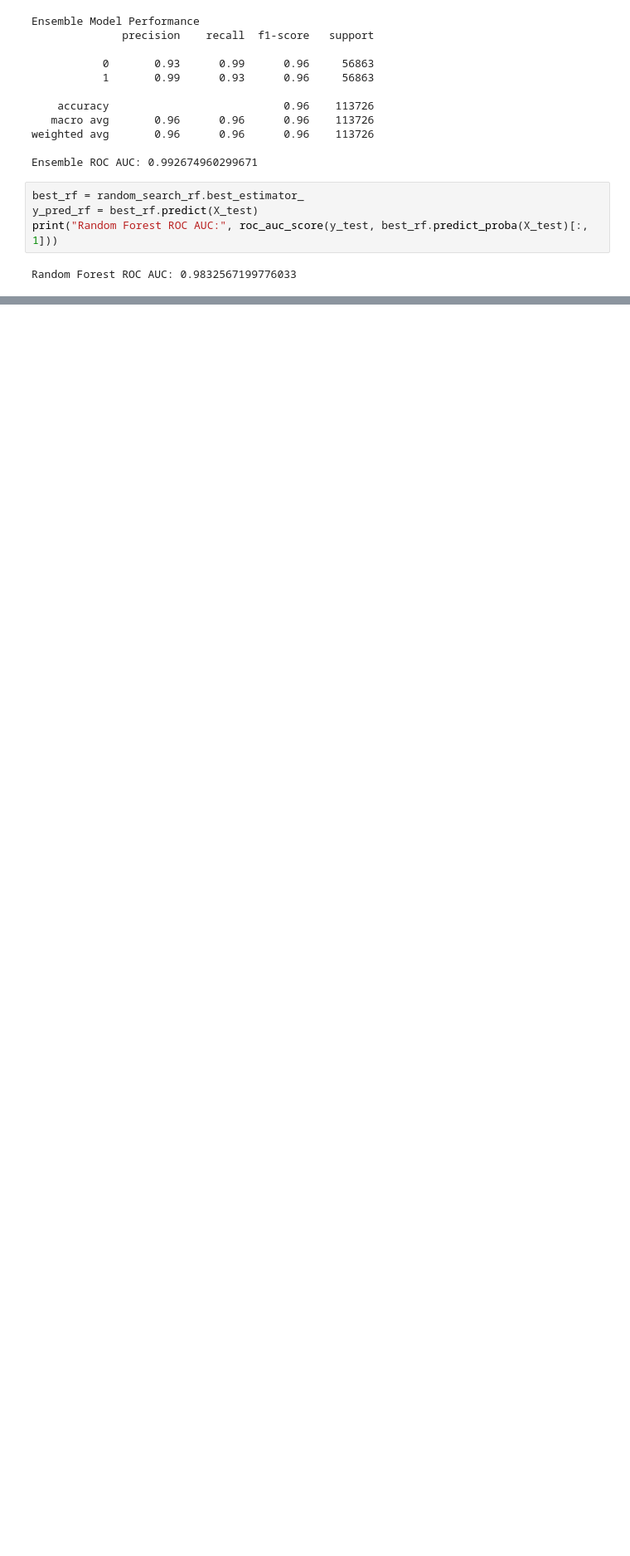
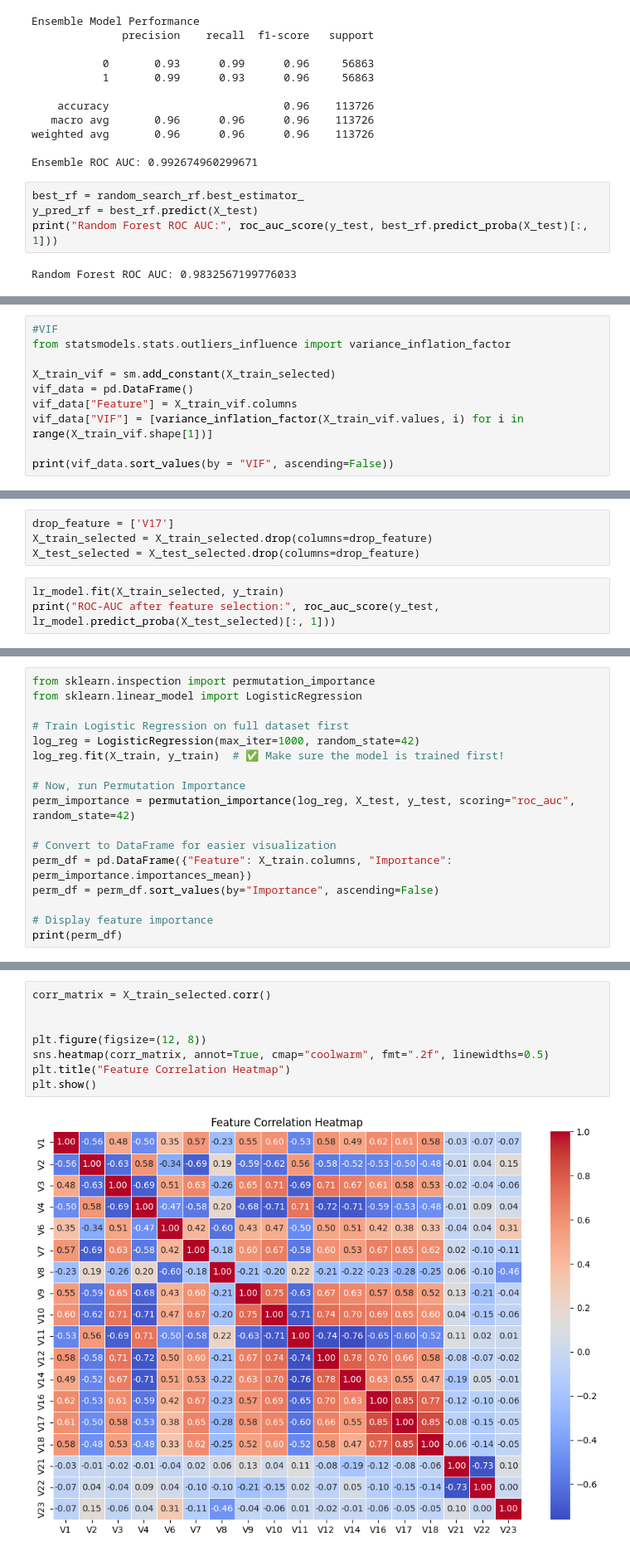
Before and after one commit to beflexiblebeme/CreditCard-Fraud-Detection, a Jupyter notebook: notebooks/03_LogisticRegression.ipynb, the cells around one changed output, grey strips where cells are left out. Shown: that part at 83% size. Saved outputs shown, nothing was run; the diff lists cells and outputs as text; blank space fills up the shorter version.

```diff
--- a/notebooks/03_LogisticRegression.ipynb
+++ b/notebooks/03_LogisticRegression.ipynb
@@ -154,0 +212,10 @@ Random Forest ROC AUC: 0.9832567199776033
+# %%
+#VIF
+from statsmodels.stats.outliers_influence import variance_inflation_factor
+
+X_train_vif = sm.add_constant(X_train_selected)
+vif_data = pd.DataFrame()
+vif_data["Feature"] = X_train_vif.columns
+vif_data["VIF"] = [variance_inflation_factor(X_train_vif.values, i) for i in range(X_train_vif.shape[1])]
+
+print(vif_data.sort_values(by = "VIF", ascending=False))
@@ -154,0 +288,7 @@ Random Forest ROC AUC: 0.9832567199776033
+# %%
+drop_feature = ['V17']
+X_train_selected = X_train_selected.drop(columns=drop_feature)
+X_test_selected = X_test_selected.drop(columns=drop_feature)
+# %%
+lr_model.fit(X_train_selected, y_train)
+print("ROC-AUC after feature selection:", roc_auc_score(y_test, lr_model.predict_proba(X_test_selected)[:, 1]))
@@ -154,0 +297,17 @@ Random Forest ROC AUC: 0.9832567199776033
+# %%
+from sklearn.inspection import permutation_importance
+from sklearn.linear_model import LogisticRegression
+
+# Train Logistic Regression on full dataset first
+log_reg = LogisticRegression(max_iter=1000, random_state=42)
+log_reg.fit(X_train, y_train)  # ✅ Make sure the model is trained first!
+
+# Now, run Permutation Importance
+perm_importance = permutation_importance(log_reg, X_test, y_test, scoring="roc_auc", random_state=42)
+
+# Convert to DataFrame for easier visualization
+perm_df = pd.DataFrame({"Feature": X_train.columns, "Importance": perm_importance.importances_mean})
+perm_df = perm_df.sort_values(by="Importance", ascending=False)
+
+# Display feature importance
+print(perm_df)
@@ -154,0 +377,10 @@ Random Forest ROC AUC: 0.9832567199776033
+# %%
+corr_matrix = X_train_selected.corr()
+
+
+plt.figure(figsize=(12, 8))
+sns.heatmap(corr_matrix, annot=True, cmap="coolwarm", fmt=".2f", linewidths=0.5)
+plt.title("Feature Correlation Heatmap")
+plt.show()
+# %% [output]
+[figure, added]
```
Also changed, not shown: parts of 15 cells of this notebook, 1 other file.
